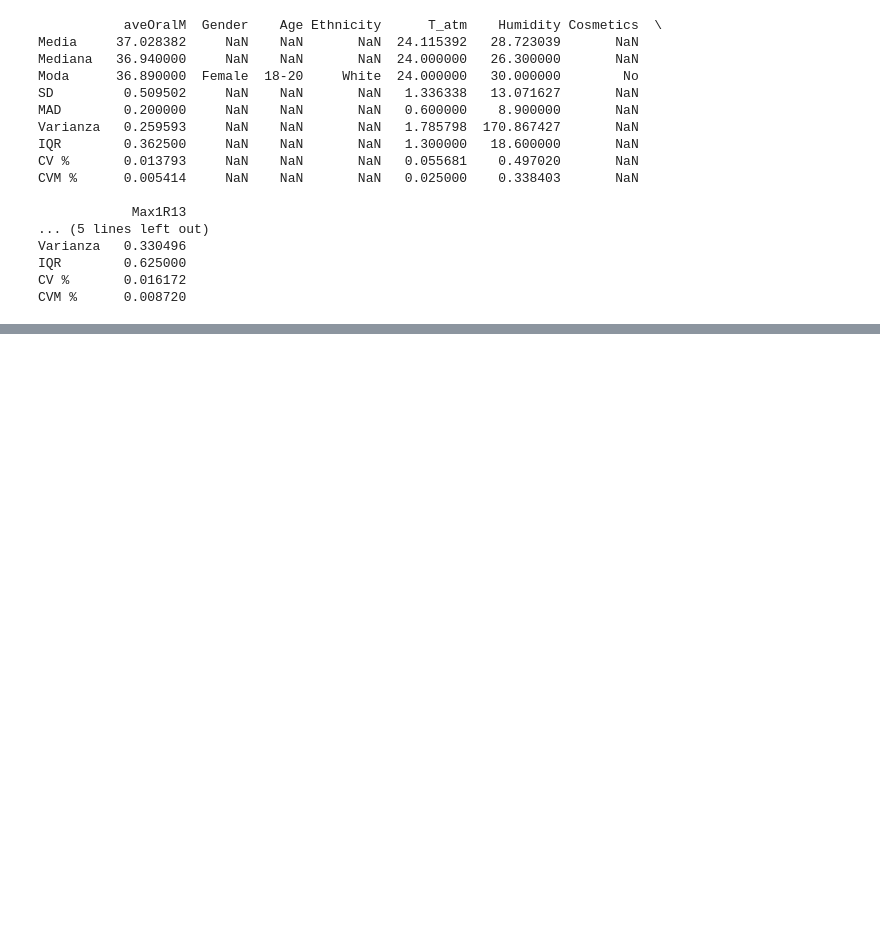
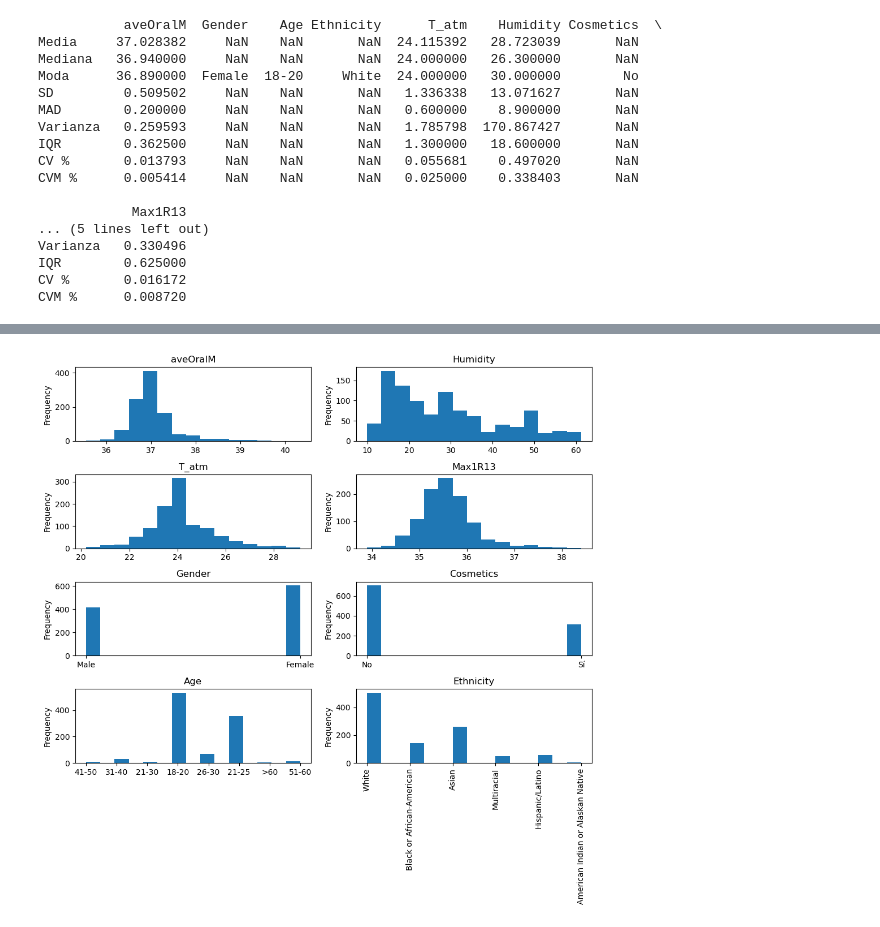
Before and after one commit to RisingNP/proyecto-1-probabilidad-y-estadistica, a Jupyter notebook: proyecto.ipynb, the cells around one changed output, grey strips where cells are left out. Cells and saved outputs as stored; diff of their text form; code cells hidden in the pictures; blank space fills up the shorter version.

```diff
--- a/proyecto.ipynb
+++ b/proyecto.ipynb
@@ -27,7 +27,7 @@ print(f"mode de cosmeticos imputando con la moda: {b.mode()}\n")
 
 #procedemos a imputar los valores nulos con la mediana
 
-df["Cosmetics"] = df["Cosmetics"].fillna(df['Cosmetics'].mode())
+df["Cosmetics"] = df["Cosmetics"].fillna("No")
 
 df.info()
 # %% [output]
@@ -131,0 +155,42 @@ CVM %      0.008720
+# %%
+#HISTOGRAMAS
+
+fig, ax = plt.subplots(4,2,figsize=(10,10))
+
+ax[0][0].hist(df['aveOralM'], bins=15)
+ax[0][0].set_title("aveOralM")
+ax[0][0].set_ylabel("Frequency")
+
+ax[1][0].hist(df['T_atm'], bins=15)
+ax[1][0].set_title("T_atm")
+ax[1][0].set_ylabel("Frequency")
+
+ax[0][1].hist(df['Humidity'], bins=15)
+ax[0][1].set_title("Humidity")
+ax[0][1].set_ylabel("Frequency")
+
+ax[1][1].hist(df['Max1R13'], bins=15)
+ax[1][1].set_title("Max1R13")
+ax[1][1].set_ylabel("Frequency")
+
+ax[2][0].hist(df['Gender'], bins=15)
+ax[2][0].set_title("Gender")
+ax[2][0].set_ylabel("Frequency")
+
+ax[3][1].hist(df['Ethnicity'], bins=15)
+ax[3][1].set_title("Ethnicity")
+ax[3][1].set_ylabel("Frequency")
+ax[3][1].tick_params(axis='x', rotation=90)
+
+ax[3][0].hist(df['Age'], bins=15)
+ax[3][0].set_title("Age")
+ax[3][0].set_ylabel("Frequency")
+
+ax[2][1].hist(df['Cosmetics'], bins=15)
+ax[2][1].set_title("Cosmetics")
+ax[2][1].set_ylabel("Frequency")
+
+plt.tight_layout()
+plt.show()
+# %% [output]
+[figure, added]
```
Also changed, not shown: parts of 6 cells of this notebook.
